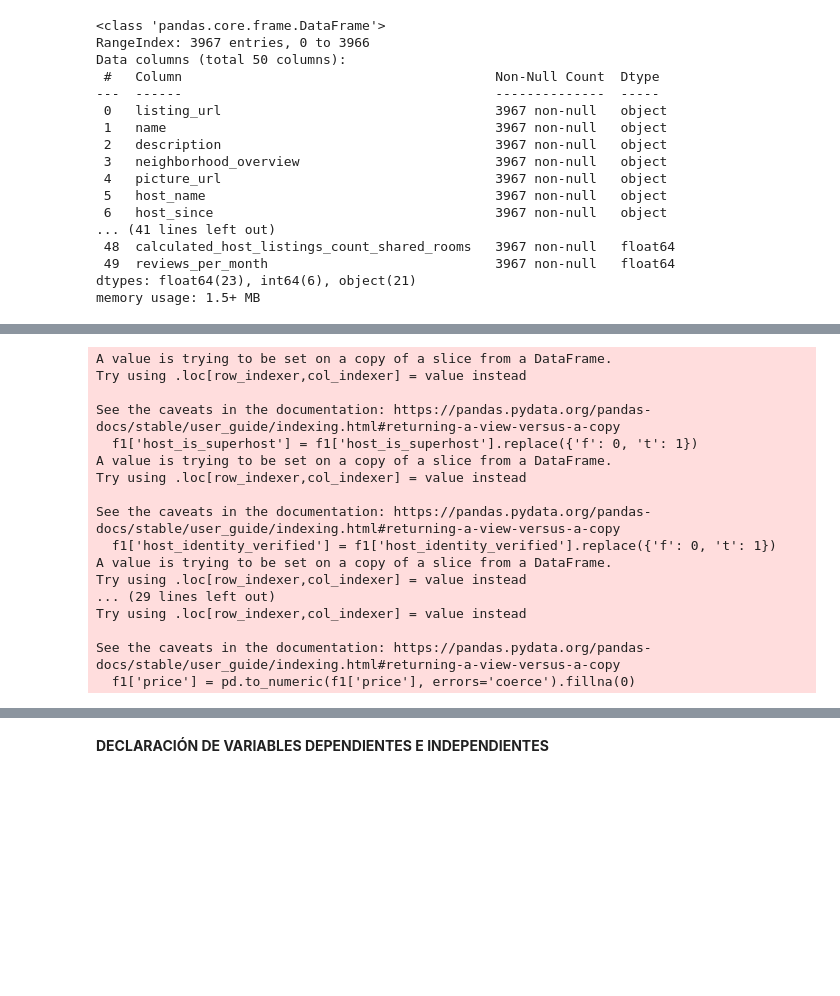
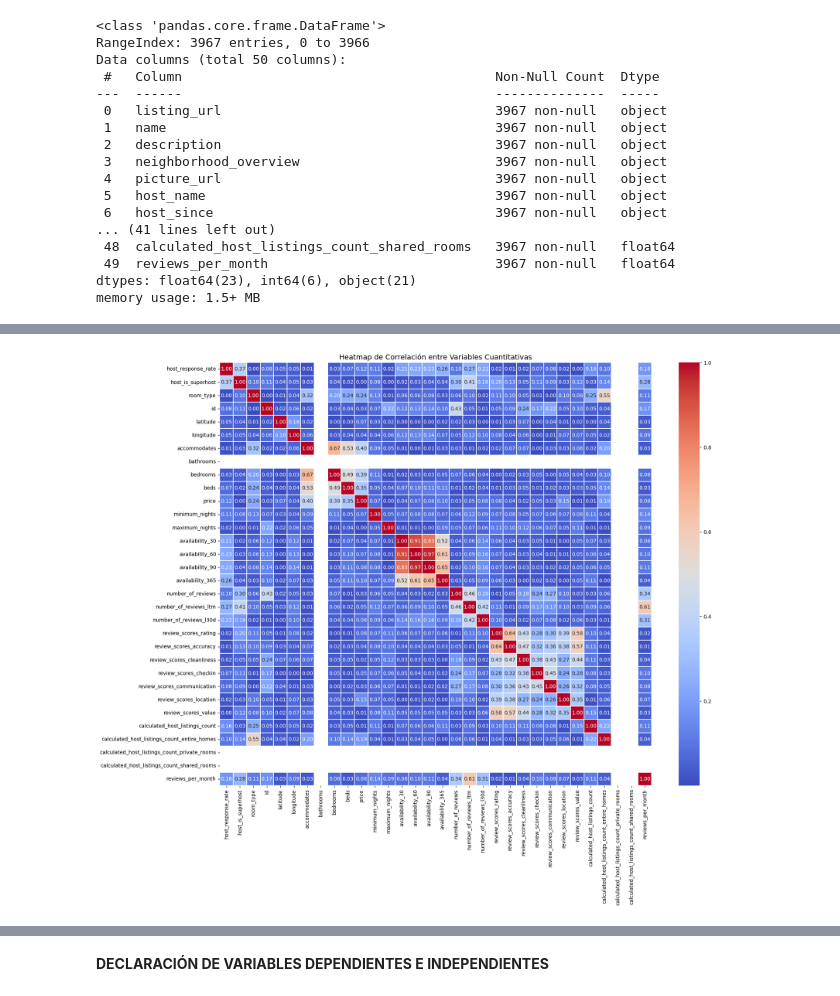
Before and after one commit to Joss-Y8/Regresion-Lineal-Simple-y-Multiple, a Jupyter notebook: Regresiones lineales/Victoria/multiple_victoria.ipynb, the cells around one changed output, grey strips where cells are left out. Saved outputs shown, nothing was run; the diff lists cells and outputs as text; code cells hidden in the pictures; blank space fills up the shorter version.

```diff
--- a/Regresiones lineales/Victoria/multiple_victoria.ipynb
+++ b/Regresiones lineales/Victoria/multiple_victoria.ipynb
@@ -39,5 +39,5 @@ Data columns (total 50 columns):
 dtypes: float64(23), int64(6), object(21)
 memory usage: 1.5+ MB
 # %%
-f1=df.iloc[ :  , [8,9,10,13,14,20,21,24,25,26,28,40,44,45,49] ]
-f1
+#f1=df.iloc[ :  , [8,9,10,13,14,20,21,24,25,26,28,40,44,45,49] ]
+f1=df
@@ -78,23 +64,10 @@ memory usage: 465.0+ KB
 # %%
 #convertimos las variables de tipo object a tipo numérico
-#convertimos string a tipos numéricos
 f1['host_is_superhost'] = f1['host_is_superhost'].replace({'f': 0, 't': 1})
-f1['host_identity_verified'] = f1['host_identity_verified'].replace({'f': 0, 't': 1})
-f1['instant_bookable'] = f1['instant_bookable'].replace({'f': 0, 't': 1})
-
-#from sklearn.preprocessing import LabelEncoder
-
-#encoder = LabelEncoder()
-#df['property_type'] = encoder.fit_transform(df['property_type'])
-
-#from sklearn.preprocessing import LabelEncoder
-
-#encoder = LabelEncoder()
-#f1['property_type'] = encoder.fit_transform(f1['property_type'])
-#f1['property_type'] = f1['property_type'].astype(float)
-
-frecuencias = f1['property_type'].value_counts()
-f1['property_type'] = f1['property_type'].map(frecuencias)
+#f1['host_identity_verified'] = f1['host_identity_verified'].replace({'f': 0, 't': 1})
+#f1['instant_bookable'] = f1['instant_bookable'].replace({'f': 0, 't': 1})
+#frecuencias = f1['property_type'].value_counts()
+#f1['property_type'] = f1['property_type'].map(frecuencias)
 #print(f1[['property_type']])
 
 
@@ -110,21 +83,21 @@ f1['room_type'] = f1['room_type'].map({
 
 f1['price'] = f1['price'].astype(str).str.rstrip('$')
 f1['price'] = pd.to_numeric(f1['price'], errors='coerce').fillna(0)
-# %% [output]
-A value is trying to be set on a copy of a slice from a DataFrame.
-Try using .loc[row_indexer,col_indexer] = value instead
-
-See the caveats in the documentation: https://pandas.pydata.org/pandas-docs/stable/user_guide/indexing.html#returning-a-view-versus-a-copy
-  f1['host_is_superhost'] = f1['host_is_superhost'].replace({'f': 0, 't': 1})
-A value is trying to be set on a copy of a slice from a DataFrame.
-Try using .loc[row_indexer,col_indexer] = value instead
-
-See the caveats in the documentation: https://pandas.pydata.org/pandas-docs/stable/user_guide/indexing.html#returning-a-view-versus-a-copy
-  f1['host_identity_verified'] = f1['host_identity_verified'].replace({'f': 0, 't': 1})
-A value is trying to be set on a copy of a slice from a DataFrame.
-Try using .loc[row_indexer,col_indexer] = value instead
-... (29 lines left out)
-Try using .loc[row_indexer,col_indexer] = value instead
-
-See the caveats in the documentation: https://pandas.pydata.org/pandas-docs/stable/user_guide/indexing.html#returning-a-view-versus-a-copy
-  f1['price'] = pd.to_numeric(f1['price'], errors='coerce').fillna(0)
+# %%
+df_numeric = f1.select_dtypes(include=['float64', 'int64'])
+
+# Calcular la matriz de correlación
+corr_matrix = df_numeric.corr()
+corr_matrix2= abs(corr_matrix)
+
+# Crear el heatmap
+plt.figure(figsize=(19, 15))  # Ajusta el tamaño
+sns.heatmap(corr_matrix2, annot=True, cmap="coolwarm", fmt=".2f", linewidths=0.10)
+
+# Configurar el título
+plt.title("Heatmap de Correlación entre Variables Cuantitativas", fontsize=14)
+
+# Mostrar la gráfica
+plt.show()
+# %% [output]
+[figure, added]
```
Also changed, not shown: parts of 88 cells of this notebook.
